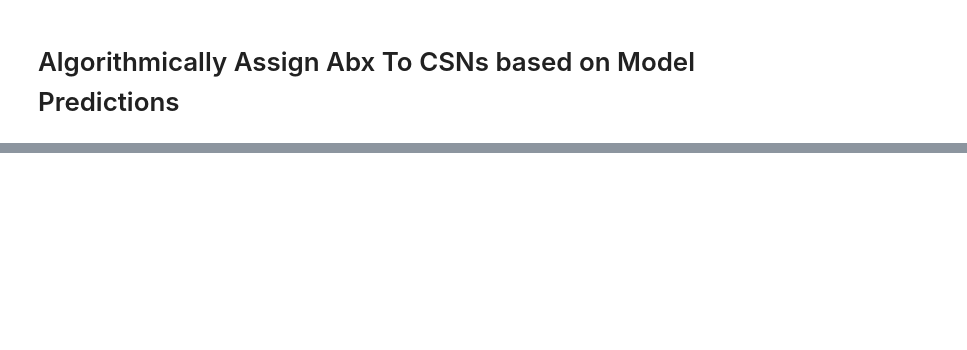
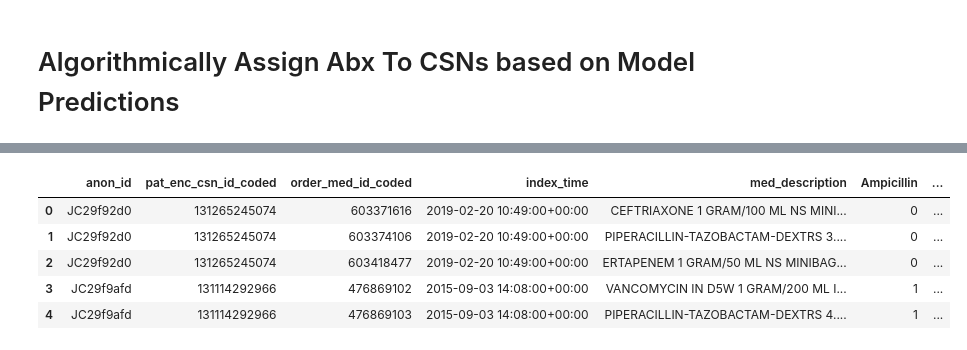
Before and after one commit to conorkcorbin/er_infection, a Jupyter notebook: notebooks/decision_alg/Integer Programming.ipynb, the cells around one changed output, grey strips where cells are left out. Saved outputs shown, nothing was run; the diff lists cells and outputs as text; code cells hidden in the pictures; blank space fills up the shorter version.

```diff
--- a/notebooks/decision_alg/Integer Programming.ipynb
+++ b/notebooks/decision_alg/Integer Programming.ipynb
@@ -8,0 +3,13 @@ from pulp import *
+# %%
+import pandas as pd
+import matplotlib.pyplot as plt
+import numpy as np
+from pulp import *
+import os, glob
+
+os.environ['GOOGLE_APPLICATION_CREDENTIALS'] = '/Users/conorcorbin/.config/gcloud/application_default_credentials.json'
+os.environ['GCLOUD_PROJECT'] = 'som-nero-phi-jonc101'
+%load_ext google.cloud.bigquery
+
+from google.cloud import bigquery
+client=bigquery.Client()
@@ -25,0 +122,27 @@ for i, abx in enumerate(abx_options):
+# %%
+query = """
+SELECT
+    om.anon_id, om.pat_enc_csn_id_coded, om.order_med_id_coded, l.index_time, om.med_description,
+    l.Ampicillin, l.Ciprofloxacin, l.Cefazolin, l.Ceftriaxone, l.Cefepime, l.Zosyn, l.Vancomycin,
+    l.Meropenem, l.Vancomycin_Meropenem, l.Vancomycin_Zosyn, l.Vancomycin_Cefepime, l.Vancomycin_Ceftriaxone
+FROM
+    `mining-clinical-decisions.abx.abx_orders_given_and_stopped` om
+INNER JOIN
+    `mining-clinical-decisions.abx.final_ast_labels` l
+USING
+    (pat_enc_csn_id_coded)
+WHERE
+    om.was_given = 1
+ORDER BY
+    om.anon_id, om.pat_enc_csn_id_coded, om.order_time
+"""
+query_job = client.query(query)
+df_abx = query_job.result().to_dataframe()
+df_abx.head()
+# %% [output]
+|  | anon_id | pat_enc_csn_id_coded | order_med_id_coded | index_time | med_description | Ampicillin | ... |
+| 0 | JC29f92d0 | 131265245074 | 603371616 | 2019-02-20 10:49:00+00:00 | CEFTRIAXONE 1 GRAM/100 ML NS MINI... | 0 | ... |
+| 1 | JC29f92d0 | 131265245074 | 603374106 | 2019-02-20 10:49:00+00:00 | PIPERACILLIN-TAZOBACTAM-DEXTRS 3.... | 0 | ... |
+| 2 | JC29f92d0 | 131265245074 | 603418477 | 2019-02-20 10:49:00+00:00 | ERTAPENEM 1 GRAM/50 ML NS MINIBAG... | 0 | ... |
+| 3 | JC29f9afd | 131114292966 | 476869102 | 2015-09-03 14:08:00+00:00 | VANCOMYCIN IN D5W 1 GRAM/200 ML I... | 1 | ... |
+| 4 | JC29f9afd | 131114292966 | 476869103 | 2015-09-03 14:08:00+00:00 | PIPERACILLIN-TAZOBACTAM-DEXTRS 4.... | 1 | ... |
```
Also changed, not shown: parts of 17 cells of this notebook, 3 other files.
